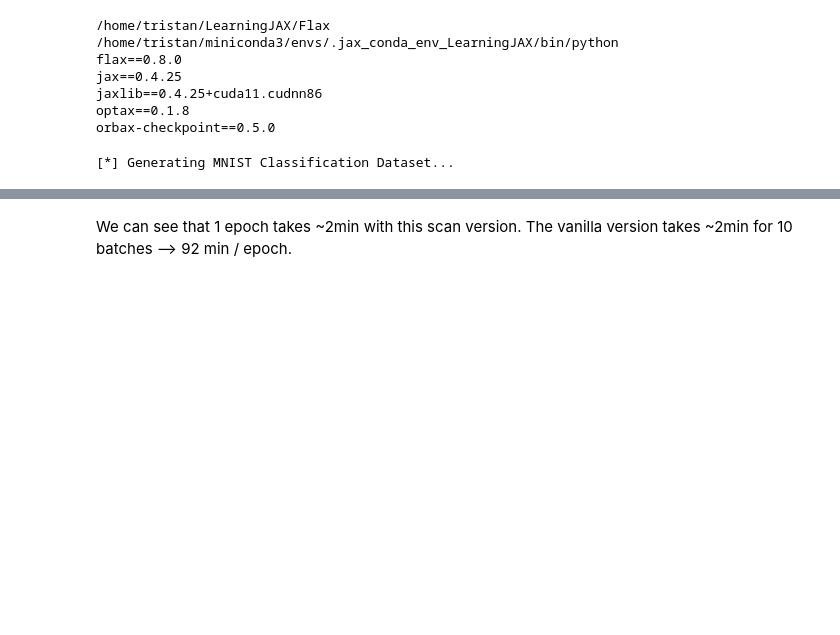
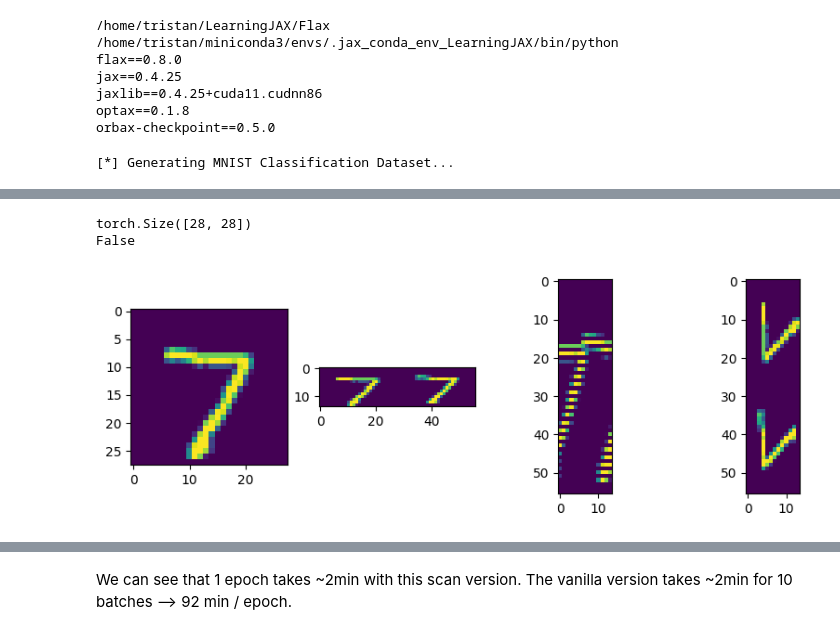
Before and after one commit to TristanTorchet/LearningJAX, a Jupyter notebook: Flax/flax1f_scanMLSRN.ipynb, the cells around one changed output, grey strips where cells are left out. Saved outputs shown, nothing was run; the diff lists cells and outputs as text; code cells hidden in the pictures; blank space fills up the shorter version.

```diff
--- a/Flax/flax1f_scanMLSRN.ipynb
+++ b/Flax/flax1f_scanMLSRN.ipynb
@@ -105,3 +121,22 @@ int64
+# %%
+d = torch.tensor(digit)
+print(d.shape)
+n_row = 14
+n_col = 56
+d1 = d.view(n_row, n_col)
+d2 = d.view(n_col, n_row)
+print(torch.allclose(d1.t(), d2))
+
+fig, axs = plt.subplots(1, 4, figsize=(1000*px, 300*px))
+axs[0].imshow(d)
+axs[1].imshow(d1)
+axs[2].imshow(d2)
+axs[3].imshow(d1.t())
+plt.show()
+# %% [output]
+torch.Size([28, 28])
+False
+[figure, added]
 # %%
 from typing import Sequence
 
```
Also changed, not shown: parts of 13 cells of this notebook.
